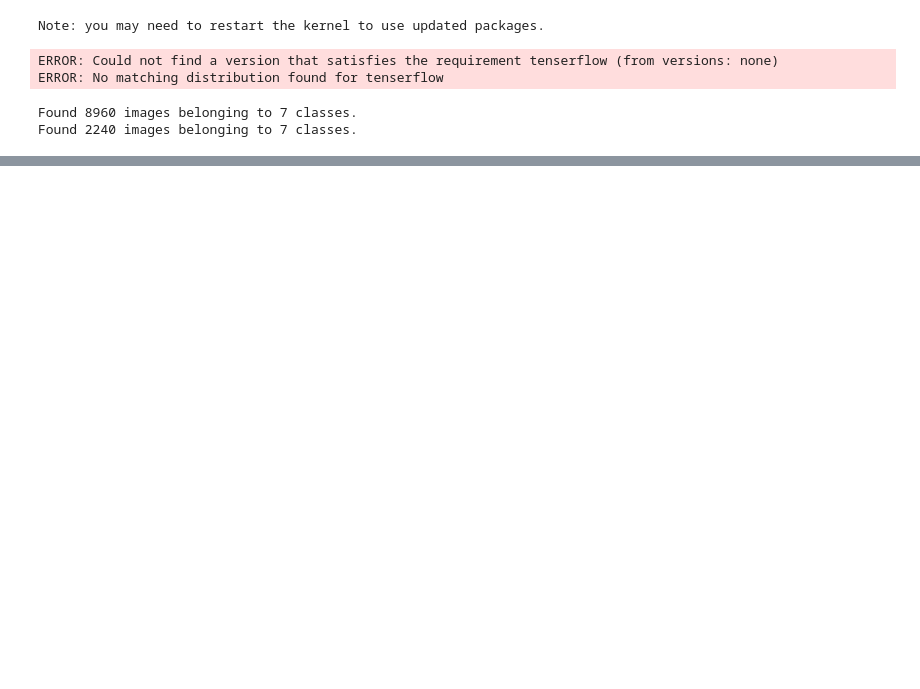
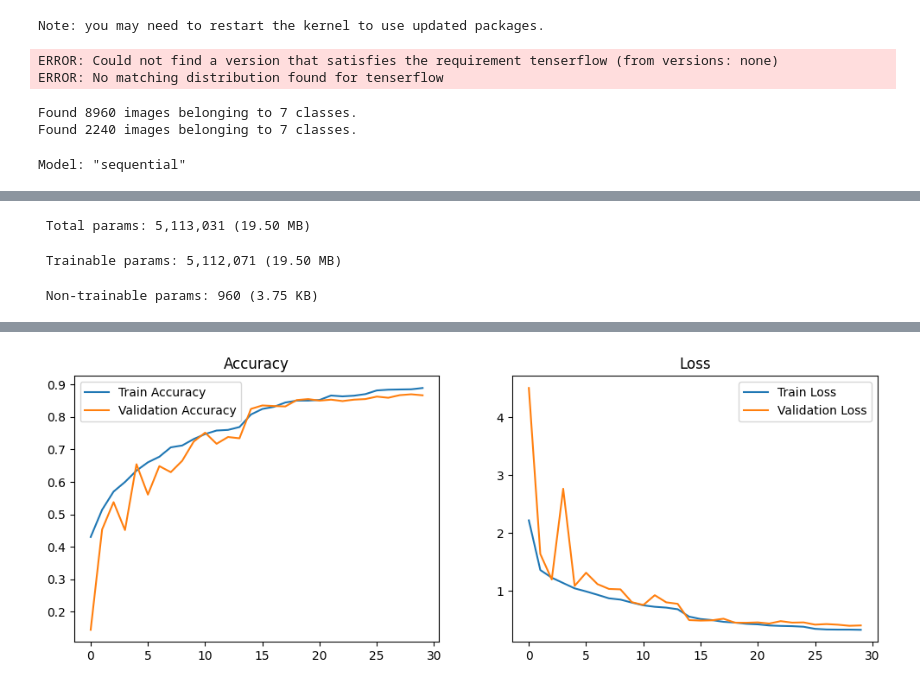
Before and after one commit to AnastasiyaMartynova/termpaper_6sem, a Jupyter notebook: main.ipynb, the cells around one changed output, grey strips where cells are left out. Drawn from its saved outputs; the diff is of its cells as text; code cells hidden in the pictures; blank space fills up the shorter version.

```diff
--- a/main.ipynb
+++ b/main.ipynb
@@ -151,3 +151,70 @@ val_generator = train_datagen.flow_from_directory(
 # %% [output]
 Found 8960 images belonging to 7 classes.
 Found 2240 images belonging to 7 classes.
+# %%
+def build_model1(input_shape=(IMG_SIZE, IMG_SIZE, 3), num_classes=NUM_CLASSES):
+    model = models.Sequential([
+        layers.Conv2D(32, (3, 3), activation='relu', input_shape=input_shape),
+        layers.BatchNormalization(),
+        layers.MaxPooling2D((2, 2)),
+
+        layers.Conv2D(64, (3, 3), activation='relu'),
+        layers.BatchNormalization(),
+        layers.MaxPooling2D((2, 2)),
+
+        layers.Conv2D(128, (3, 3), activation='relu'),
+        layers.BatchNormalization(),
+        layers.MaxPooling2D((2, 2)),
+
+        layers.Conv2D(256, (3, 3), activation='relu'),
+        layers.BatchNormalization(),
+        layers.MaxPooling2D((2, 2)),
+
+        layers.Flatten(),
+        layers.Dense(512, activation='relu'),
+        layers.Dropout(0.5),
+        layers.Dense(num_classes, activation='softmax')
+    ])
+
+    model.compile(optimizer=Adam(learning_rate=0.001),
+                  loss='categorical_crossentropy',
+                  metrics=['accuracy'])
+
+    return model
+
+model1 = build_model1()
+model1.summary()
+
+
+early_stopping = EarlyStopping(monitor='val_loss', patience=5, restore_best_weights=True)
+reduce_lr = ReduceLROnPlateau(monitor='val_loss', factor=0.2, patience=3, min_lr=1e-6)
+
+
+history1 = model1.fit(
+    train_generator,
+    epochs=EPOCHS,
+    validation_data=val_generator,
+    callbacks=[early_stopping, reduce_lr]
+)
+
+
+def plot_history(history):
+    plt.figure(figsize=(12, 4))
+
+    plt.subplot(1, 2, 1)
+    plt.plot(history.history['accuracy'], label='Train Accuracy')
+    plt.plot(history.history['val_accuracy'], label='Validation Accuracy')
+    plt.title('Accuracy')
+    plt.legend()
+
+    plt.subplot(1, 2, 2)
+    plt.plot(history.history['loss'], label='Train Loss')
+    plt.plot(history.history['val_loss'], label='Validation Loss')
+    plt.title('Loss')
+    plt.legend()
+
+    plt.show()
+
+plot_history(history1)
+# %% [output]
+Model: "sequential"
@@ -153,0 +238,3 @@ Found 2240 images belonging to 7 classes.
+ Total params: 5,113,031 (19.50 MB)
+ Trainable params: 5,112,071 (19.50 MB)
+ Non-trainable params: 960 (3.75 KB)
@@ -153,0 +258 @@ Found 2240 images belonging to 7 classes.
+[figure, added]
```
Also changed, not shown: parts of 6 cells of this notebook, 2 other files.
